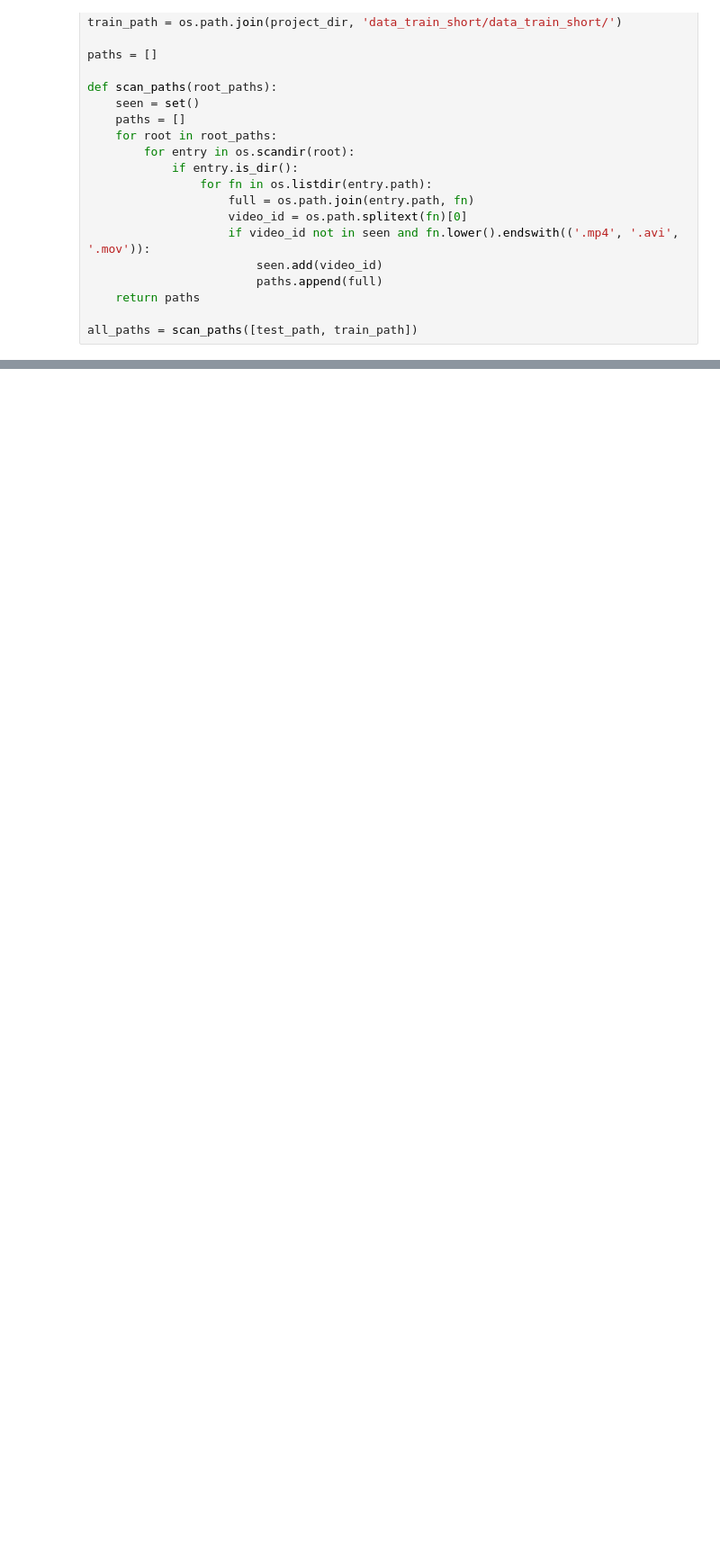
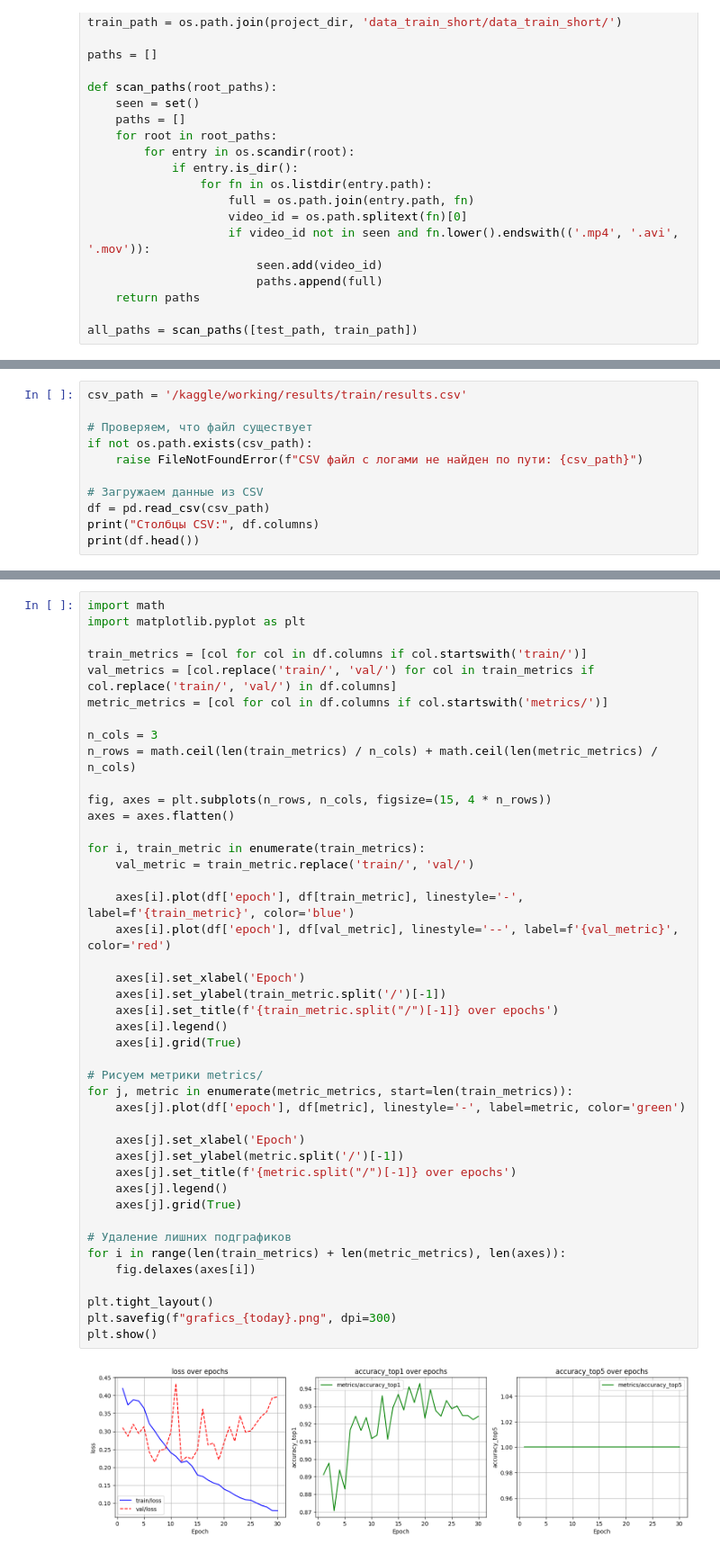
Before and after one commit to S-Kitaev/series_intro, a Jupyter notebook: ml_research/model_research.ipynb, the cells around one changed output, grey strips where cells are left out. Shown at 90% size. Drawn from its saved outputs; the diff is of its cells as text; blank space fills up the shorter version.

Commit message:
fix: first model train

```diff
--- a/ml_research/model_research.ipynb
+++ b/ml_research/model_research.ipynb
@@ -263,0 +357,11 @@ model
+# %%
+csv_path = '/kaggle/working/results/train/results.csv'
+
+# Проверяем, что файл существует
+if not os.path.exists(csv_path):
+    raise FileNotFoundError(f"CSV файл с логами не найден по пути: {csv_path}")
+
+# Загружаем данные из CSV
+df = pd.read_csv(csv_path)
+print("Столбцы CSV:", df.columns)
+print(df.head())
@@ -263,0 +387,45 @@ model
+# %%
+import math
+import matplotlib.pyplot as plt
+
+train_metrics = [col for col in df.columns if col.startswith('train/')]
+val_metrics = [col.replace('train/', 'val/') for col in train_metrics if col.replace('train/', 'val/') in df.columns]
+metric_metrics = [col for col in df.columns if col.startswith('metrics/')]
+
+n_cols = 3
+n_rows = math.ceil(len(train_metrics) / n_cols) + math.ceil(len(metric_metrics) / n_cols)
+
+fig, axes = plt.subplots(n_rows, n_cols, figsize=(15, 4 * n_rows))
+axes = axes.flatten()
+
+for i, train_metric in enumerate(train_metrics):
+    val_metric = train_metric.replace('train/', 'val/')
+
+    axes[i].plot(df['epoch'], df[train_metric], linestyle='-', label=f'{train_metric}', color='blue')
+    axes[i].plot(df['epoch'], df[val_metric], linestyle='--', label=f'{val_metric}', color='red')
+
+    axes[i].set_xlabel('Epoch')
+    axes[i].set_ylabel(train_metric.split('/')[-1])
+    axes[i].set_title(f'{train_metric.split("/")[-1]} over epochs')
+    axes[i].legend()
+    axes[i].grid(True)
+
+# Рисуем метрики metrics/
+for j, metric in enumerate(metric_metrics, start=len(train_metrics)):
+    axes[j].plot(df['epoch'], df[metric], linestyle='-', label=metric, color='green')
+
+    axes[j].set_xlabel('Epoch')
+    axes[j].set_ylabel(metric.split('/')[-1])
+    axes[j].set_title(f'{metric.split("/")[-1]} over epochs')
+    axes[j].legend()
+    axes[j].grid(True)
+
+# Удаление лишних подграфиков
+for i in range(len(train_metrics) + len(metric_metrics), len(axes)):
+    fig.delaxes(axes[i])
+
+plt.tight_layout()
+plt.savefig(f"grafics_{today}.png", dpi=300)
+plt.show()
+# %% [output]
+[figure, added]
```
Also changed, not shown: parts of 20 cells of this notebook.
